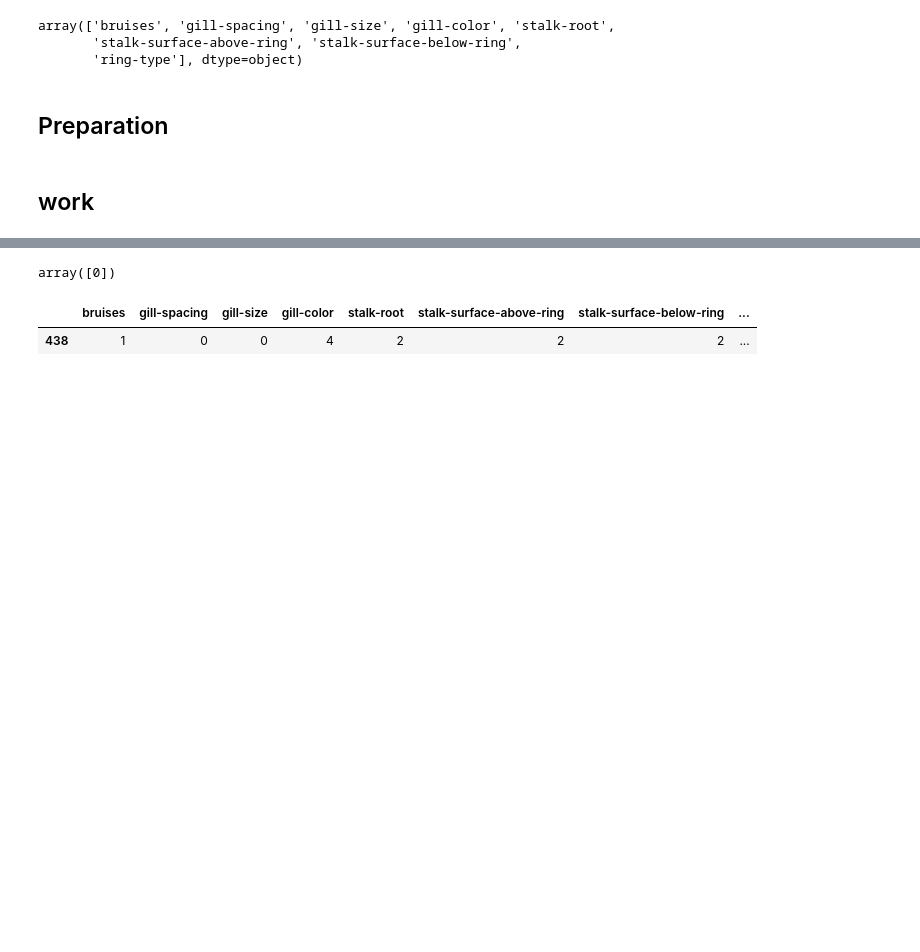
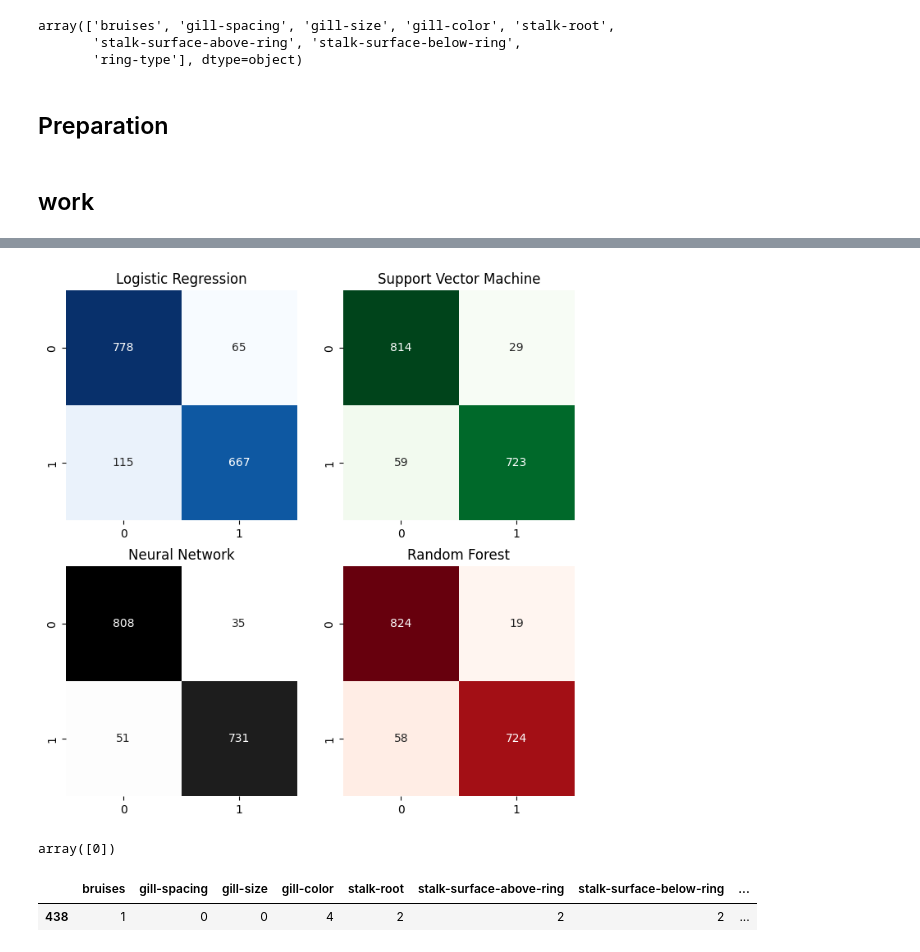
Before and after one commit to darabosmateOE/mushroom_classification, a Jupyter notebook: mushroom.ipynb, the cells around one changed output, grey strips where cells are left out. Saved outputs shown, nothing was run; the diff lists cells and outputs as text; code cells hidden in the pictures; blank space fills up the shorter version.

```diff
--- a/mushroom.ipynb
+++ b/mushroom.ipynb
@@ -595,7 +592,7 @@ def prepare_data(noise=0):
 # %% [markdown]
 ## work
 # %%
-X, y = prepare_data(noise=15)
+X, y = prepare_data(noise=10)
 # %%
 X_train, X_test, y_train, y_test = train_test_split(X, y, test_size=0.2, random_state=42)
 # %%
@@ -632,3 +636,29 @@ Logistic Regression Score:  0.8424615384615385
+# %%
+from sklearn.metrics import confusion_matrix
+
+# Assuming you have predictions y_pred_rf for Random Forest
+# Create subplots
+fig, axes = plt.subplots(2, 2, figsize=(8, 8))
+
+# Confusion Matrix for Logistic Regression
+sns.heatmap(confusion_matrix(y_test, y_pred_log_reg), annot=True, fmt='d', cmap='Blues', ax=axes[0, 0], cbar=False)
+axes[0, 0].set_title('Logistic Regression')
+
+# Confusion Matrix for SVM
+sns.heatmap(confusion_matrix(y_test, y_pred_svm), annot=True, fmt='d', cmap='Greens', ax=axes[0, 1], cbar=False)
+axes[0, 1].set_title('Support Vector Machine')
+
+# Confusion Matrix for Neural Network
+sns.heatmap(confusion_matrix(y_test, y_pred_nn), annot=True, fmt='d', cmap='Greys', ax=axes[1, 0], cbar=False)
+axes[1, 0].set_title('Neural Network')
+
+# Confusion Matrix for Random Forest
+sns.heatmap(confusion_matrix(y_test, y_pred_rf), annot=True, fmt='d', cmap='Reds', ax=axes[1, 1], cbar=False)
+axes[1, 1].set_title('Random Forest')
+
+plt.show()
+# %% [output]
+[figure, added]
 # %%
 pred = rf.predict(X_train.iloc[4:5])
 pred
```
Also changed, not shown: parts of 3 cells of this notebook, 5 other files.
